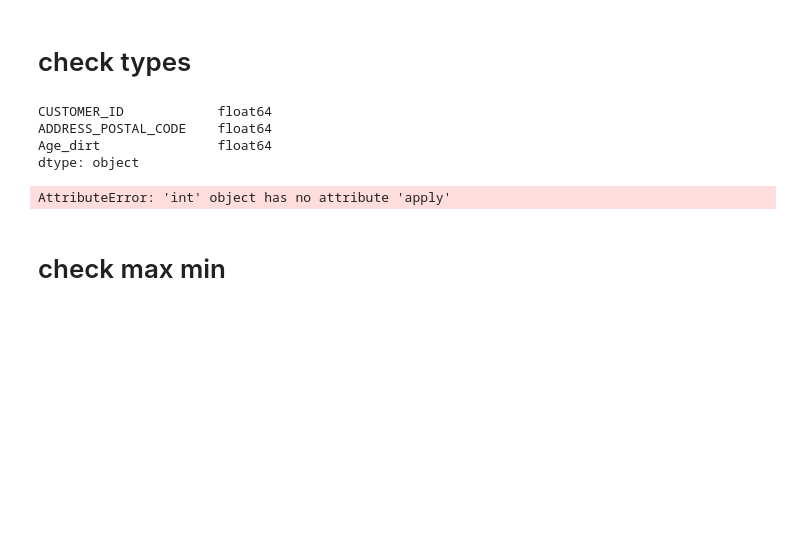
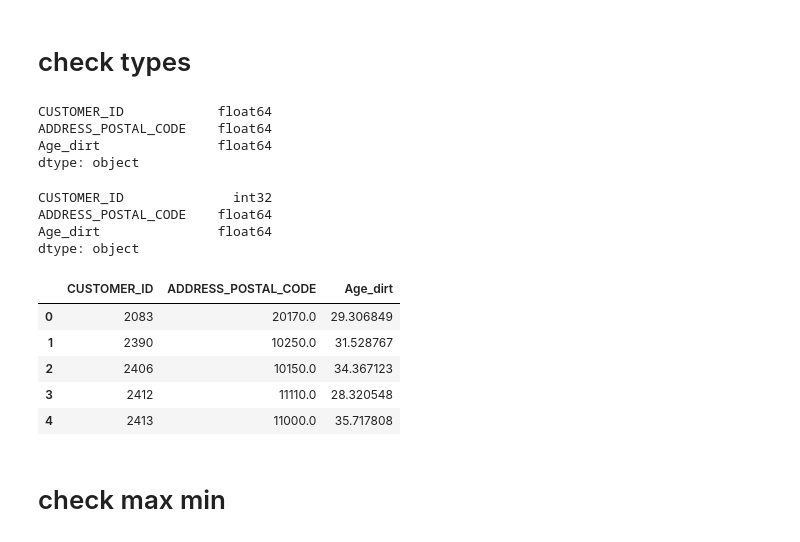
Before and after one commit to Kanbc/recommender-systems, a Jupyter notebook: explore/customer.ipynb, the cells around one changed output. Cells and saved outputs as stored; diff of their text form; code cells hidden in the pictures; blank space fills up the shorter version.

Commit message:
int_address

```diff
--- a/explore/customer.ipynb
+++ b/explore/customer.ipynb
@@ -26,7 +26,3 @@ CUSTOMER_ID            float64
 ADDRESS_POSTAL_CODE    float64
 Age_dirt               float64
 dtype: object
-# %%
-int(float('2083.0')).apply
-# %% [output]
-AttributeError: 'int' object has no attribute 'apply'
@@ -33,3 +31,19 @@ AttributeError: 'int' object has no attribute 'apply'
+# %%
+users_all.dtypes
+# %% [output]
+CUSTOMER_ID              int32
+ADDRESS_POSTAL_CODE    float64
+Age_dirt               float64
+dtype: object
+# %%
+users_all[:5]
+# %% [output]
+|  | CUSTOMER_ID | ADDRESS_POSTAL_CODE | Age_dirt |
+| 0 | 2083 | 20170.0 | 29.306849 |
+| 1 | 2390 | 10250.0 | 31.528767 |
+| 2 | 2406 | 10150.0 | 34.367123 |
+| 3 | 2412 | 11110.0 | 28.320548 |
+| 4 | 2413 | 11000.0 | 35.717808 |
 # %% [markdown]
 # check max min
 # %%
```
Also changed, not shown: parts of 10 cells of this notebook, 1 other file.
